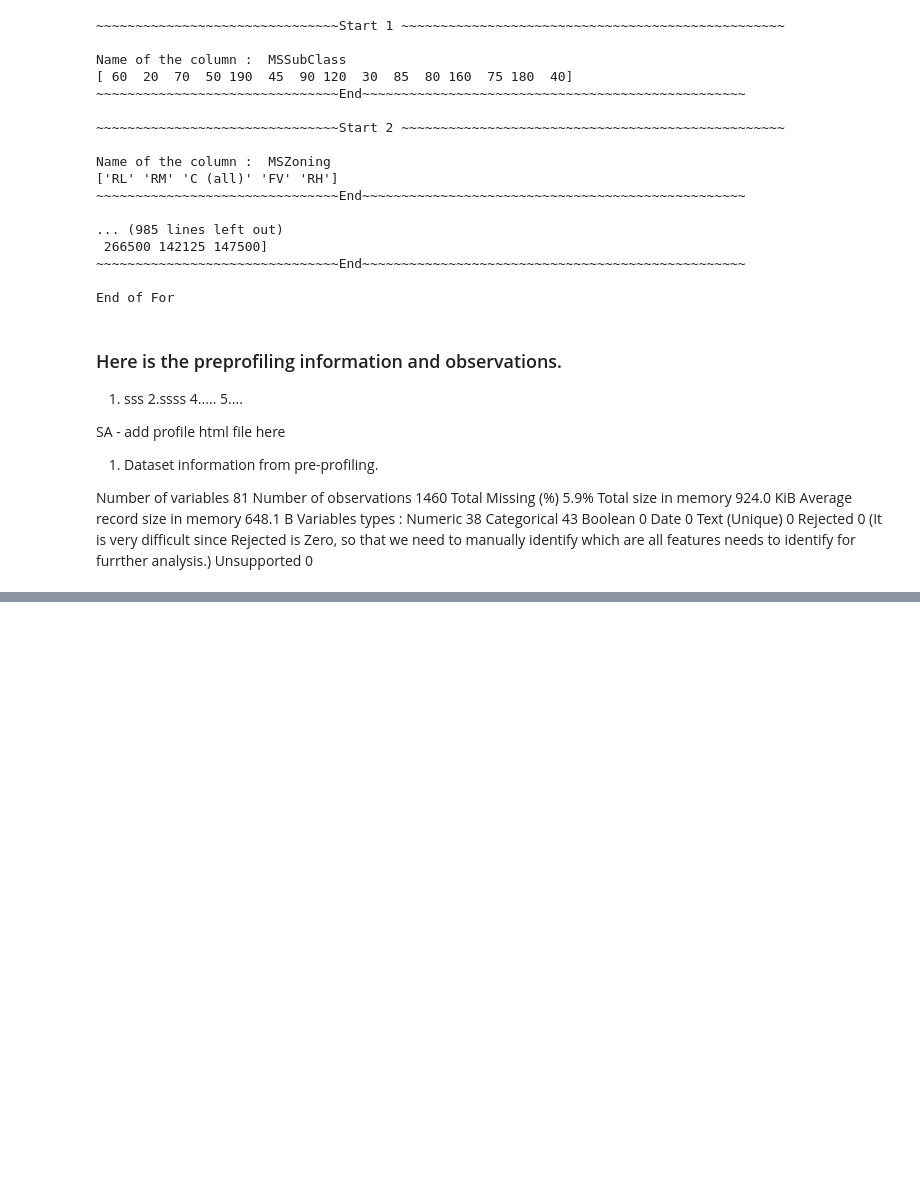
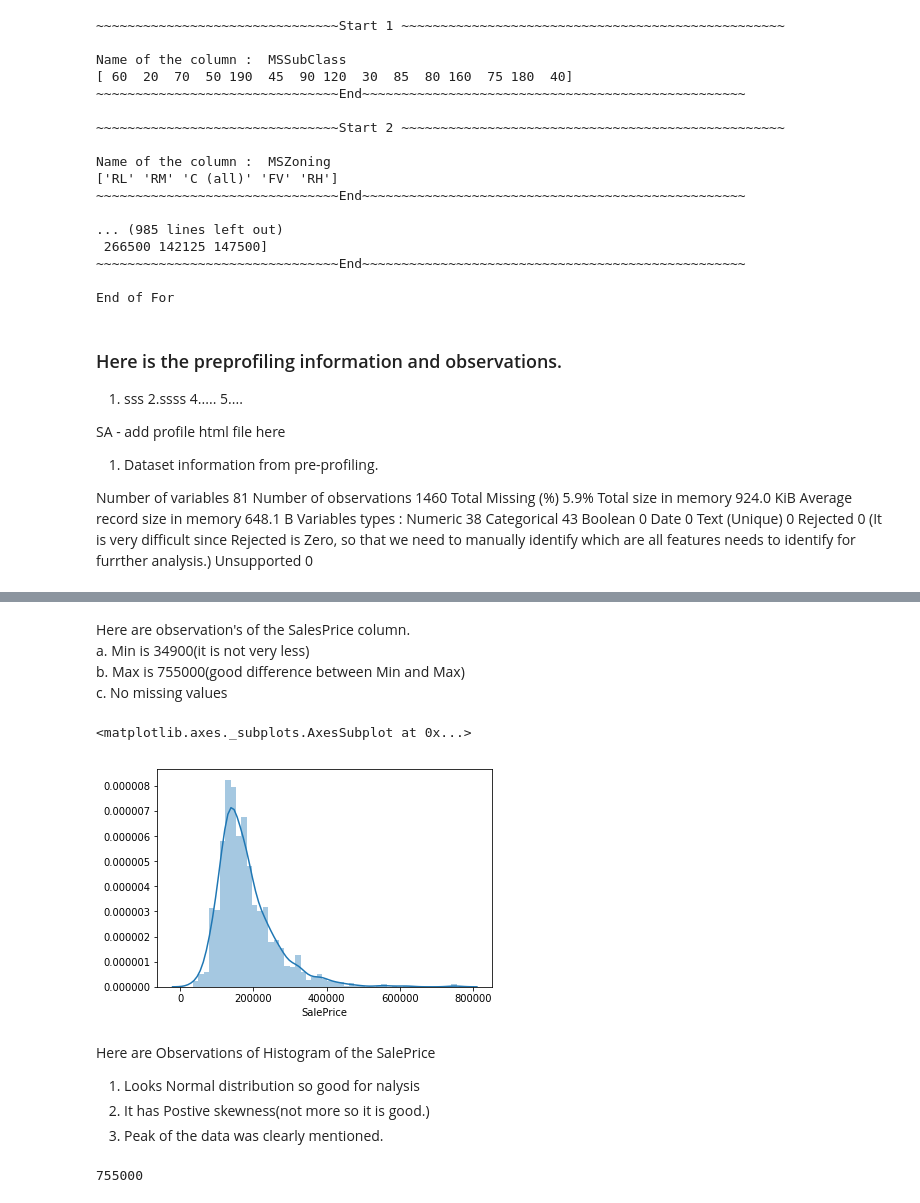
Before and after one commit to SudhakarAnemu/AI-DS-ML-DL-, a Jupyter notebook: ML/jsHousingPractice.ipynb, the cells around one changed output, grey strips where cells are left out. Saved outputs shown, nothing was run; the diff lists cells and outputs as text; code cells hidden in the pictures; blank space fills up the shorter version.

```diff
--- a/ML/jsHousingPractice.ipynb
+++ b/ML/jsHousingPractice.ipynb
@@ -263,0 +294,19 @@ B. Below few columns are finalyzed for turther anaylsis.
+# %% [markdown]
+Here are observation's of the SalesPrice column.<br>
+a. Min is 34900(it is not very less)<br>
+b. Max is 755000(good difference between Min and Max)<br>
+c. No missing values
+# %%
+sns.distplot(df['SalePrice'])
+# %% [output]
+<matplotlib.axes._subplots.AxesSubplot at 0x...>
+[figure, added]
+# %% [markdown]
+Here are Observations of Histogram of the SalePrice<br>
+1. Looks Normal distribution so good for nalysis<br>
+2. It has Postive skewness(not more so it is good.)<br>
+3. Peak of the data was clearly mentioned.
+# %%
+df['SalePrice']
+# %% [output]
+755000
```
Also changed, not shown: parts of 6 cells of this notebook.
